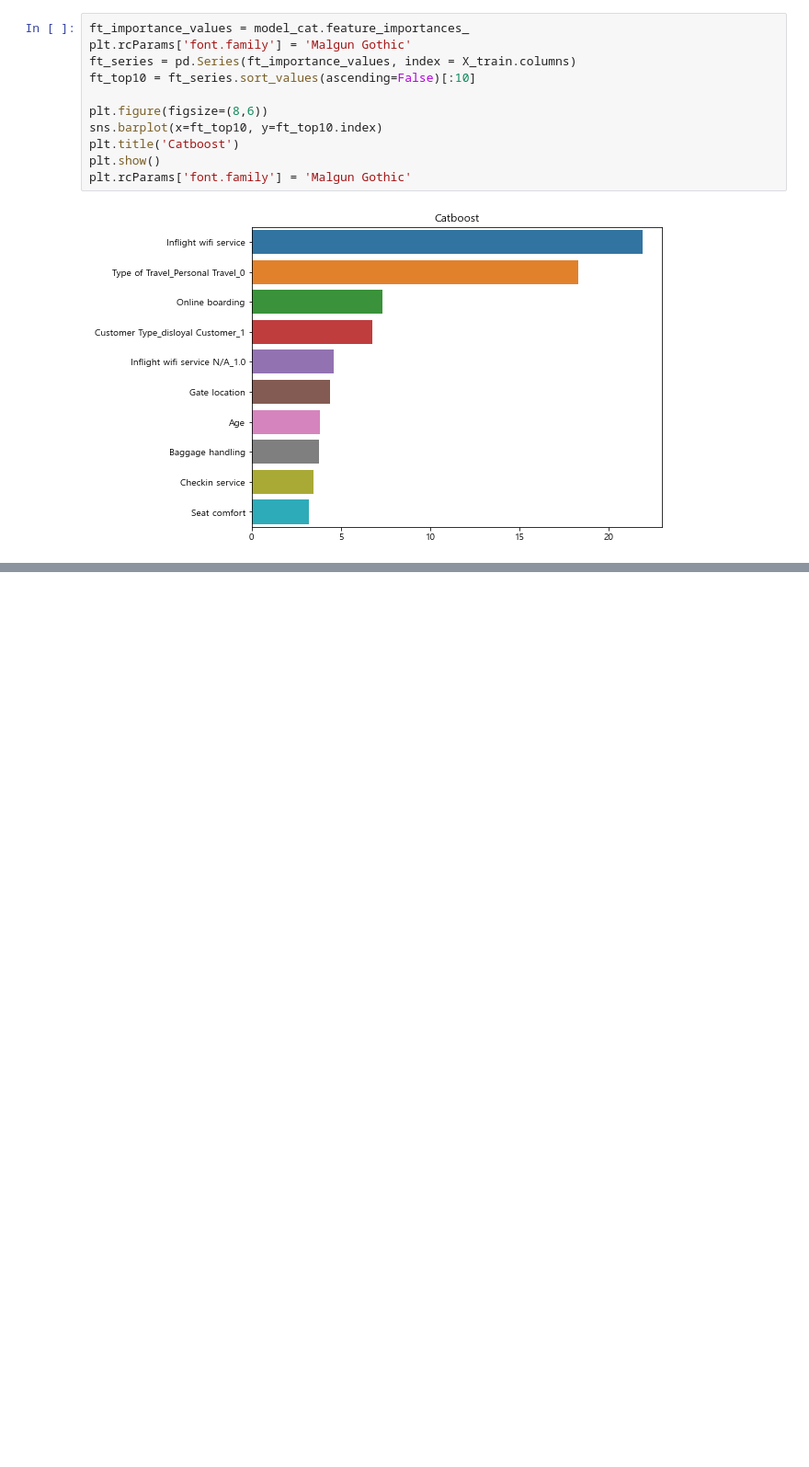
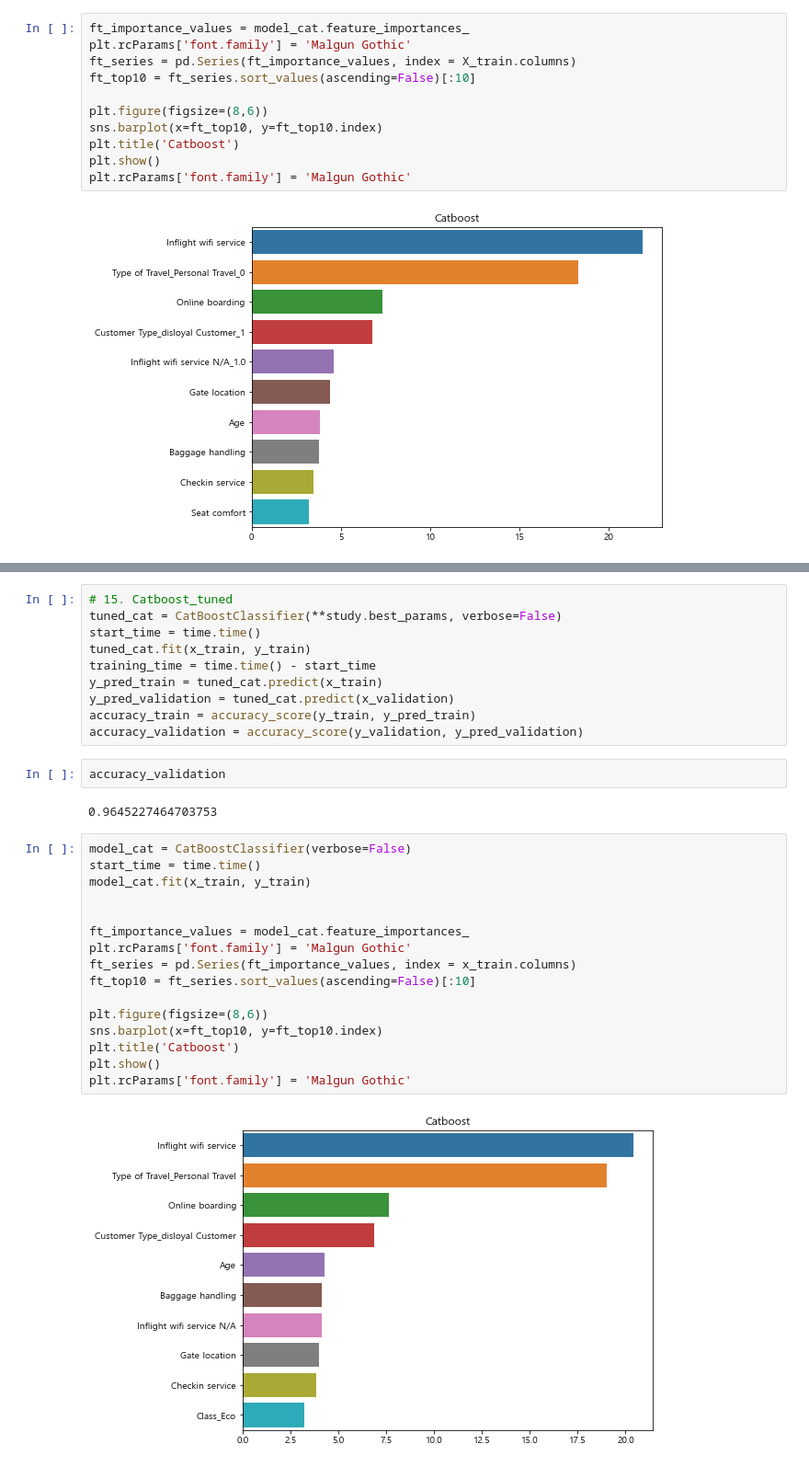
Before and after one commit to boohyunkim/Airline, a Jupyter notebook: Airline/Airline_Modeling(Revised).ipynb, the cells around one changed output, grey strips where cells are left out. Shown: that part at 92% size. Drawn from its saved outputs; the diff is of its cells as text; blank space fills up the shorter version.

```diff
--- a/Airline/Airline_Modeling(Revised).ipynb
+++ b/Airline/Airline_Modeling(Revised).ipynb
@@ -331,0 +715,32 @@ plt.rcParams['font.family'] = 'Malgun Gothic'
+# %%
+# 15. Catboost_tuned
+tuned_cat = CatBoostClassifier(**study.best_params, verbose=False)
+start_time = time.time()
+tuned_cat.fit(x_train, y_train)
+training_time = time.time() - start_time
+y_pred_train = tuned_cat.predict(x_train)
+y_pred_validation = tuned_cat.predict(x_validation)
+accuracy_train = accuracy_score(y_train, y_pred_train)
+accuracy_validation = accuracy_score(y_validation, y_pred_validation)
+# %%
+accuracy_validation
+# %% [output]
+0.9645227464703753
+# %%
+model_cat = CatBoostClassifier(verbose=False)
+start_time = time.time()
+model_cat.fit(x_train, y_train)
+
+
+ft_importance_values = model_cat.feature_importances_
+plt.rcParams['font.family'] = 'Malgun Gothic'
+ft_series = pd.Series(ft_importance_values, index = x_train.columns)
+ft_top10 = ft_series.sort_values(ascending=False)[:10]
+
+plt.figure(figsize=(8,6))
+sns.barplot(x=ft_top10, y=ft_top10.index)
+plt.title('Catboost')
+plt.show()
+plt.rcParams['font.family'] = 'Malgun Gothic'
+# %% [output]
+[figure, added]
```
Also changed, not shown: parts of 11 cells of this notebook.
